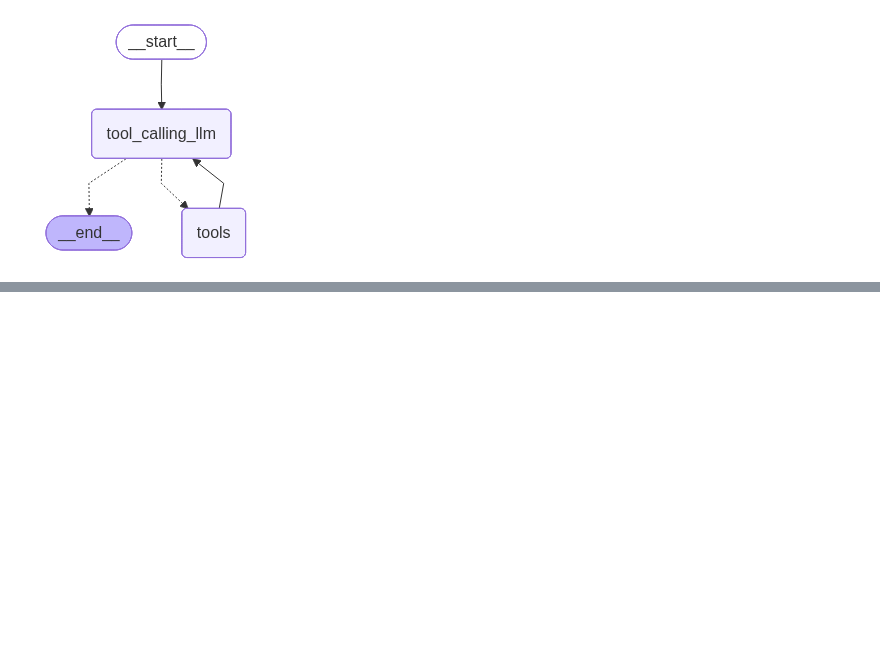
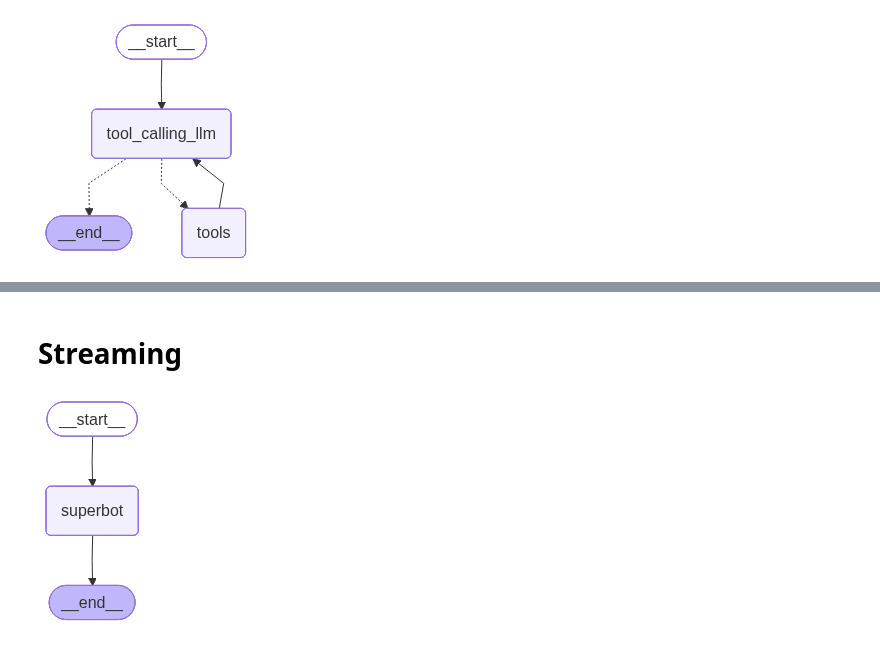
Before and after one commit to htnahddis/Placement_Prep, a Jupyter notebook: GenerativeAI.KrishNaik/langgraph/2-tools_chatbots.ipynb, the cells around one changed output, grey strips where cells are left out. Drawn from its saved outputs; the diff is of its cells as text; code cells hidden in the pictures; blank space fills up the shorter version.

```diff
--- a/GenerativeAI.KrishNaik/langgraph/2-tools_chatbots.ipynb
+++ b/GenerativeAI.KrishNaik/langgraph/2-tools_chatbots.ipynb
@@ -415,0 +436,28 @@ ChatGoogleGenerativeAIError: Error calling model 'gemini-2.5-flash' (RESOURCE_EX
+# %% [markdown]
+# Streaming
+# %%
+from IPython.display import Image, display
+from langgraph.checkpoint.memory import MemorySaver
+
+memory = MemorySaver()
+
+def superbot(state: State):
+    return {"messages": [model.invoke(state["messages"])]}
+
+
+
+
+build = StateGraph(State)
+build.add_node("superbot", superbot)
+
+
+build.add_edge(START, "superbot")
+
+
+build.add_edge("superbot", END)
+
+printer = build.compile(checkpointer = memory)
+
+display(Image(printer.get_graph().draw_mermaid_png()))
+# %% [output]
+[figure, added]
```
Also changed, not shown: parts of 13 cells of this notebook, 1 other file.
